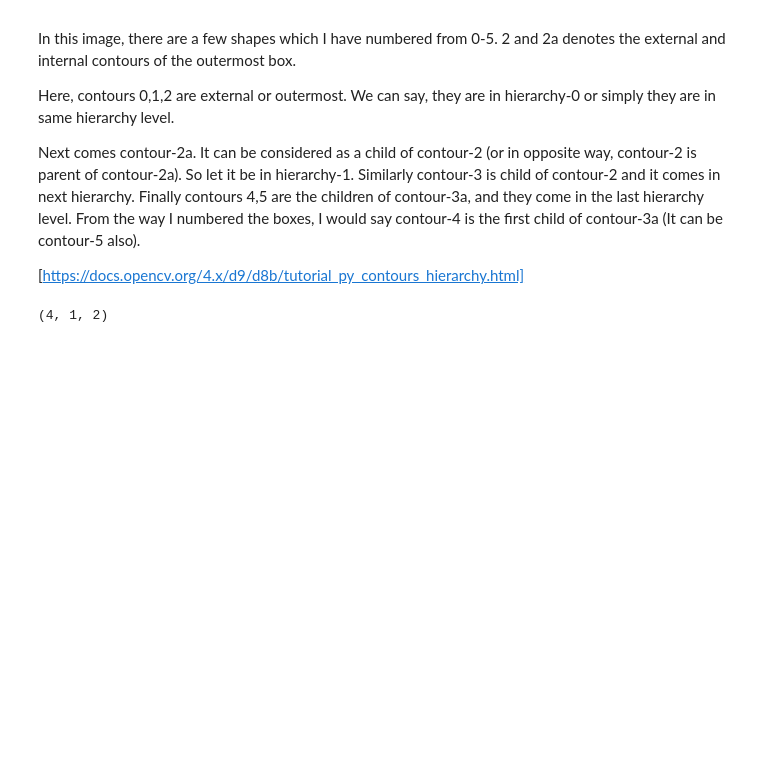
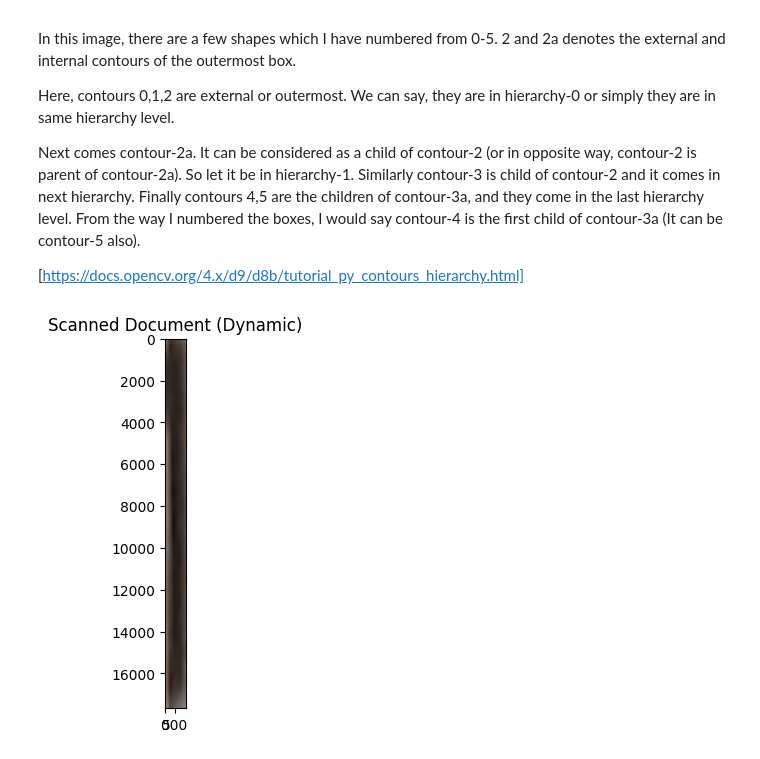
Before and after one commit to Hctor11/statistics-notes, a Jupyter notebook: 00-training-practices/document-scanner/scanner.ipynb, the cells around one changed output. Saved outputs shown, nothing was run; the diff lists cells and outputs as text; code cells hidden in the pictures; blank space fills up the shorter version.

```diff
--- a/00-training-practices/document-scanner/scanner.ipynb
+++ b/00-training-practices/document-scanner/scanner.ipynb
@@ -125,20 +125,55 @@ Next comes contour-2a. It can be considered as a child of contour-2 (or in oppos
 
 [https://docs.opencv.org/4.x/d9/d8b/tutorial_py_contours_hierarchy.html]
 # %%
-# Contour extraction with the findContour function
-contours, _ = cv2.findContours(edge, cv2.RETR_LIST, cv2.CHAIN_APPROX_NONE)
+# Contour extraction
+contours, _ = cv2.findContours(edges, cv2.RETR_EXTERNAL, cv2.CHAIN_APPROX_SIMPLE)
 
-contours = sorted(contours, reverse=True, key= cv2.contourArea)
+# Sort contours by area and find the largest contour
+contours = sorted(contours, key=cv2.contourArea, reverse=True)
+largest_contour = None
+
+x, y, w, h = cv2.boundingRect(largest_contour)
 # %%
-# Select the best contours
 for c in contours:
     p = cv2.arcLength(c, True)
-    aprox = cv2.approxPolyDP(c, 0.01* p, True)
+    approx = cv2.approxPolyDP(c, 0.02 * p, True)
 
-    if len(aprox) == 4:
-        target = aprox
+    if len(approx) == 4:
+        largest_contour = approx
         break
-
-target.shape
-# %% [output]
-(4, 1, 2)
+# %%
+if largest_contour is not None:
+    # Reorder the contour points
+    def reorder(h):
+        h = h.reshape((4, 2))
+        hnew = np.zeros((4, 2), dtype=np.float32)
+
+        add = h.sum(axis=1)
+        hnew[0] = h[np.argmin(add)]
+        hnew[2] = h[np.argmax(add)]
+
+        diff = np.diff(h, axis=1)
+        hnew[1] = h[np.argmin(diff)]
+        hnew[3] = h[np.argmax(diff)]
+
+        return hnew
+
+    input_points = reorder(largest_contour)
+
+    # Define output points based on input points and desired output size
+    output_width = 1000  # Adjust the output width as needed
+    output_height = int((input_points[2][1] - input_points[0][1]) * (output_width / (input_points[2][0] - input_points[0][0])))
+    output_points = np.float32([[0, 0], [output_width, 0], [output_width, output_height], [0, output_height]])
+
+    # Perform perspective transformation
+    M = cv2.getPerspectiveTransform(input_points, output_points)
+    warped_img = cv2.warpPerspective(img, M, (output_width, output_height))
+
+    # Display the result
+    plt.imshow(cv2.cvtColor(warped_img, cv2.COLOR_BGR2RGB))
+    plt.title('Scanned Document (Dynamic)')
+    plt.show()
+else:
+    print("No suitable contour found.")
+# %% [output]
+[figure, added]
```
Also changed, not shown: parts of 5 cells of this notebook.
